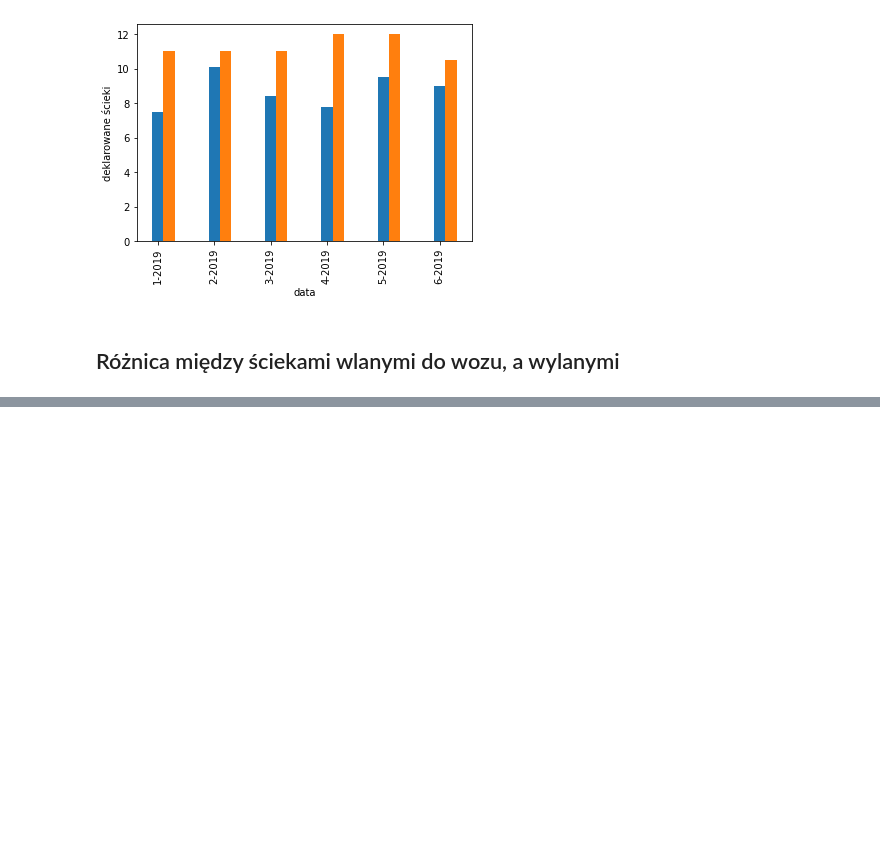
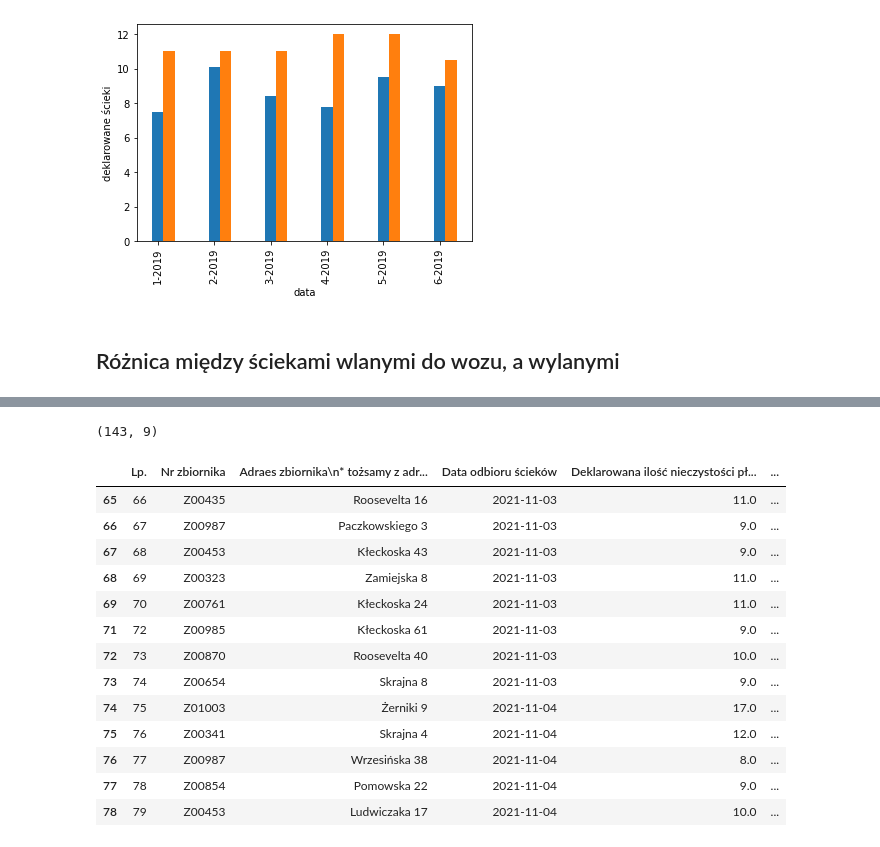
Before and after one commit to hackathonteam/klimaton_back, a Jupyter notebook: mocked_data.ipynb, the cells around one changed output, grey strips where cells are left out. Drawn from its saved outputs; the diff is of its cells as text; code cells hidden in the pictures; blank space fills up the shorter version.

Commit message:
mocked_data

```diff
--- a/mocked_data.ipynb
+++ b/mocked_data.ipynb
@@ -93,5 +94,7 @@ Text(0, 0.5, 'deklarowane ścieki')
 odebrane = pd.read_excel("data/07odbior_nr_przejazdu.xlsx")
 deklarowane = pd.read_excel("data/06deklarowane.xlsx")
 # %%
-odebrane = odebrane.dropna(axis=0)
-deklarowane =
+deklarowane = deklarowane.drop(labels=[70, 113], axis=0) # usuwanie rekordów, które są w deklarowanych,
+                                                         # a nie ma w odenranych
+odebrane = odebrane.iloc[:143,:]
+deklarowane = deklarowane.iloc[:143,:]
@@ -111,0 +104,21 @@ deklarowane =
+# %%
+odebrane.shape
+# %% [output]
+(143, 9)
+# %%
+deklarowane.iloc[65:78,:]
+# %% [output]
+|  | Lp. | Nr zbiornika | Adraes zbiornika\n* tożsamy z adr... | Data odbioru ścieków | Deklarowana ilość nieczystości pł... | ... |
+| 65 | 66 | Z00435 | Roosevelta 16 | 2021-11-03 | 11.0 | ... |
+| 66 | 67 | Z00987 | Paczkowskiego 3 | 2021-11-03 | 9.0 | ... |
+| 67 | 68 | Z00453 | Kłeckoska 43 | 2021-11-03 | 9.0 | ... |
+| 68 | 69 | Z00323 | Zamiejska 8 | 2021-11-03 | 11.0 | ... |
+| 69 | 70 | Z00761 | Kłeckoska 24 | 2021-11-03 | 11.0 | ... |
+| 71 | 72 | Z00985 | Kłeckoska 61 | 2021-11-03 | 9.0 | ... |
+| 72 | 73 | Z00870 | Roosevelta 40 | 2021-11-03 | 10.0 | ... |
+| 73 | 74 | Z00654 | Skrajna 8 | 2021-11-03 | 9.0 | ... |
+| 74 | 75 | Z01003 | Żerniki 9 | 2021-11-04 | 17.0 | ... |
+| 75 | 76 | Z00341 | Skrajna 4 | 2021-11-04 | 12.0 | ... |
+| 76 | 77 | Z00987 | Wrzesińska 38 | 2021-11-04 | 8.0 | ... |
+| 77 | 78 | Z00854 | Pomowska 22 | 2021-11-04 | 9.0 | ... |
+| 78 | 79 | Z00453 | Ludwiczaka 17 | 2021-11-04 | 10.0 | ... |
```
Also changed, not shown: parts of 9 cells of this notebook.
